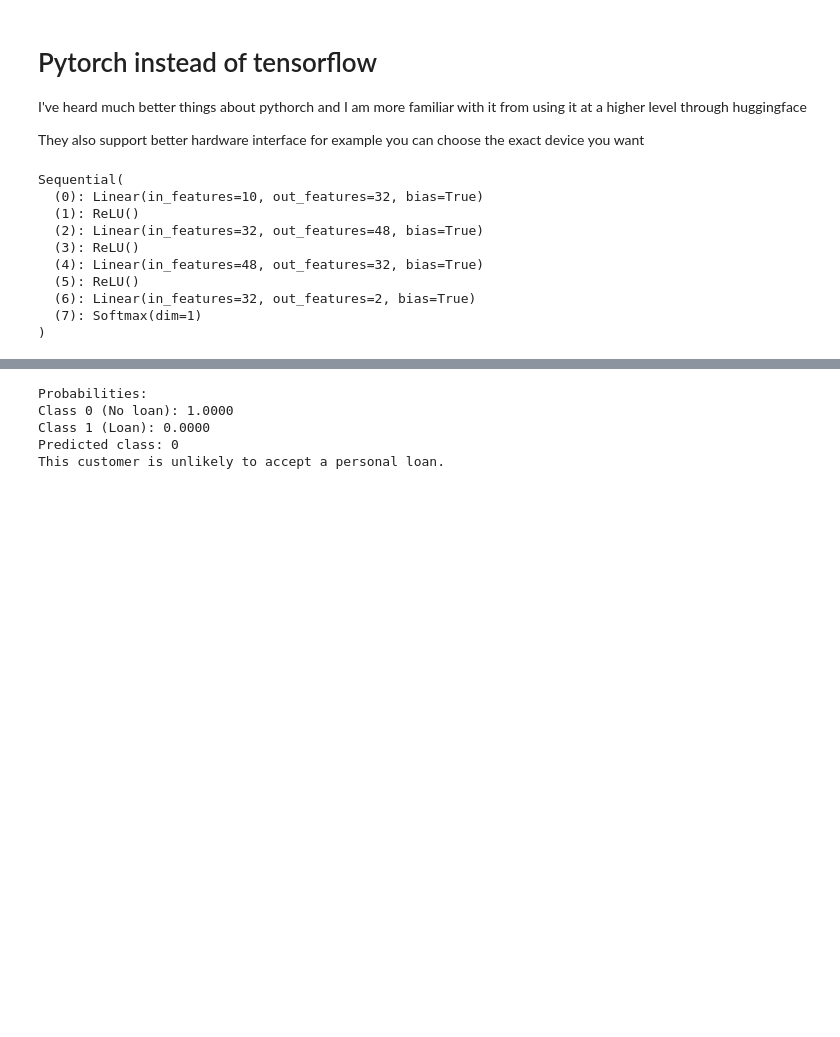
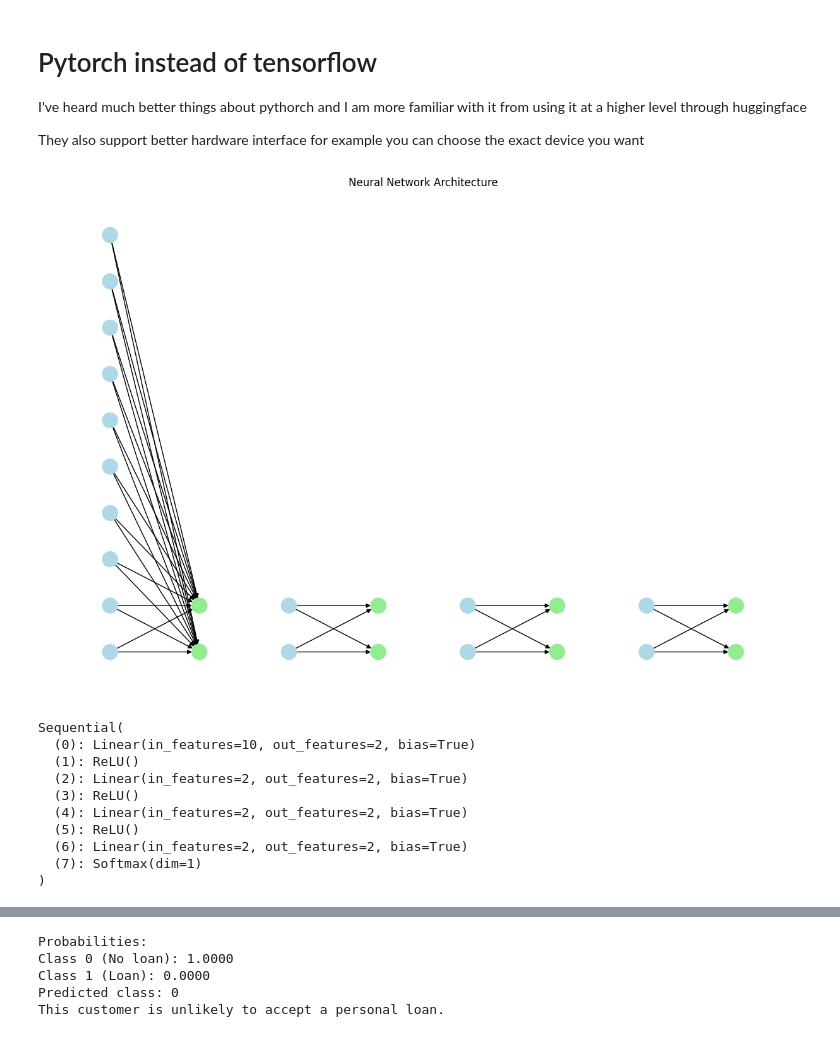
Before and after one commit to abbmarand/ai-sweden-young-talent, a Jupyter notebook: 7/bank.ipynb, the cells around one changed output, grey strips where cells are left out. Drawn from its saved outputs; the diff is of its cells as text; code cells hidden in the pictures; blank space fills up the shorter version.

```diff
--- a/7/bank.ipynb
+++ b/7/bank.ipynb
@@ -118,13 +118,13 @@ input_size = X_bank_train.shape[1]
 """
 #smaller network seems to perform better
 model = nn.Sequential(
-    nn.Linear(input_size, 32),
+    nn.Linear(input_size, 2),
     nn.ReLU(),
-    nn.Linear(32, 48),
+    nn.Linear(2, 2),
     nn.ReLU(),
-    nn.Linear(48, 32),
+    nn.Linear(2, 2),
     nn.ReLU(),
-    nn.Linear(32, 2),
+    nn.Linear(2, 2),
     nn.Softmax(dim=1)
 )
 import matplotlib.pyplot as plt
@@ -140,42 +140,43 @@ def visualize_network(model):
             input_size = layer.in_features
             output_size = layer.out_features
 
             for j in range(input_size):
                 G.add_node(f"L{i}_I{j}", pos=(i, j), color='lightblue')
                 node_count += 1
 
             for j in range(output_size):
                 G.add_node(f"L{i+1}_O{j}", pos=(i+1, j), color='lightgreen')
                 node_count += 1
 
             for j in range(input_size):
                 for k in range(output_size):
                     G.add_edge(f"L{i}_I{j}", f"L{i+1}_O{k}")
 
     pos = nx.get_node_attributes(G, 'pos')
     colors = [G.nodes[node]['color'] for node in G.nodes()]
 
     plt.figure(figsize=(12, 8))
     nx.draw(G, pos, node_color=colors, with_labels=False, node_size=300, arrows=True)
     plt.title("Neural Network Architecture")
     plt.axis('off')
     plt.tight_layout()
     plt.show()
 
-#visualize_network(model)
+visualize_network(model)
 
 
 device = torch.device('cuda' if torch.cuda.is_available() else 'cpu')
 model.to(device)
 # %% [output]
+[figure, added]
 Sequential(
-  (0): Linear(in_features=10, out_features=32, bias=True)
+  (0): Linear(in_features=10, out_features=2, bias=True)
   (1): ReLU()
-  (2): Linear(in_features=32, out_features=48, bias=True)
+  (2): Linear(in_features=2, out_features=2, bias=True)
   (3): ReLU()
-  (4): Linear(in_features=48, out_features=32, bias=True)
+  (4): Linear(in_features=2, out_features=2, bias=True)
   (5): ReLU()
-  (6): Linear(in_features=32, out_features=2, bias=True)
+  (6): Linear(in_features=2, out_features=2, bias=True)
   (7): Softmax(dim=1)
 )
 # %%
```
Also changed, not shown: parts of 3 cells of this notebook, 1 other file.
